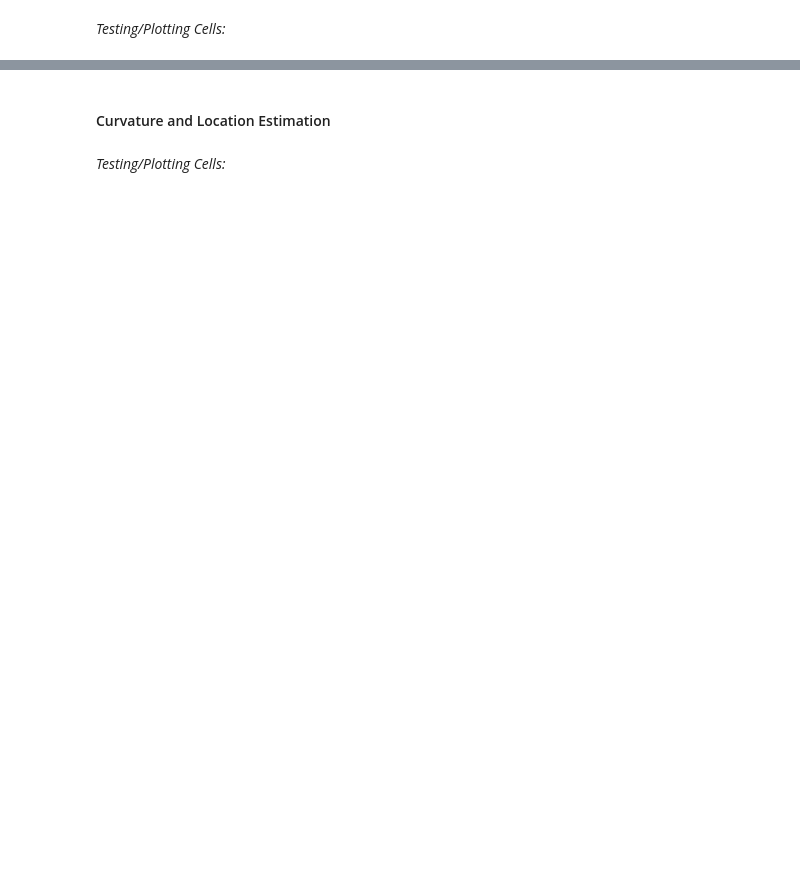
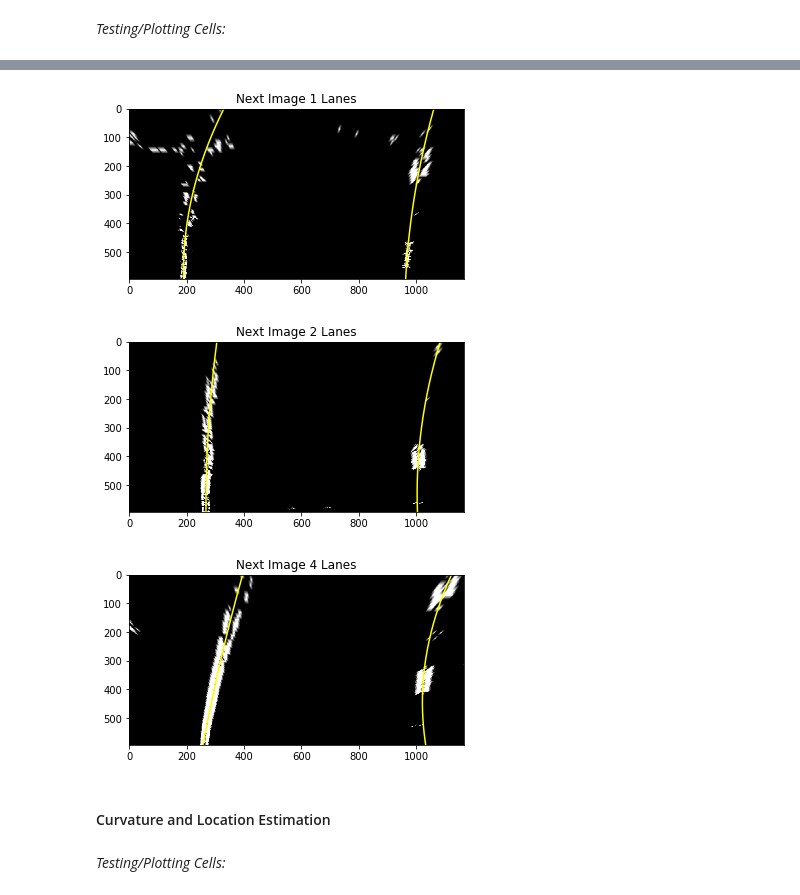
Before and after one commit to Merberg/CarND-Advanced-Lane-Lines, a Jupyter notebook: AdvancedLaneFinding.ipynb, the cells around one changed output, grey strips where cells are left out. Saved outputs shown, nothing was run; the diff lists cells and outputs as text; code cells hidden in the pictures; blank space fills up the shorter version.

```diff
--- a/AdvancedLaneFinding.ipynb
+++ b/AdvancedLaneFinding.ipynb
@@ -466,3 +459,20 @@ NameError: name 'binary_warped' is not defined
+# %%
+# Use Image 0 as the start
+xLeft, xRight = findLaneStarts(testBirdsEye[0])
+leftCoeff = findLaneInImage(testBirdsEye[0], xLeft)
+rightCoeff = findLaneInImage(testBirdsEye[0], xRight)
+
+track = [1,2,4]
+for idx, img in enumerate(testBirdsEye):
+    if idx in track:
+        leftCoeff = findLaneInNextImage(img, leftCoeff)
+        rightCoeff = findLaneInNextImage(img, rightCoeff)
+        plotWithSecondOrder(img, leftCoeff, rightCoeff,
+                            "Next Image {} Lanes".format(idx))
+# %% [output]
+[figure, added]
+[figure, added]
+[figure, added]
 # %% [markdown]
 #### Curvature and Location Estimation ####
 # %%
```
Also changed, not shown: parts of 7 cells of this notebook.
